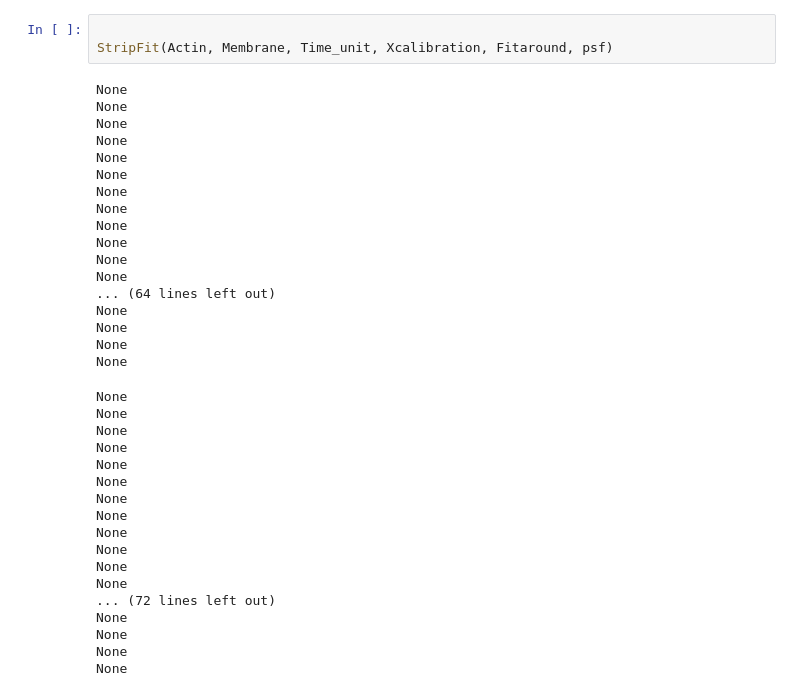
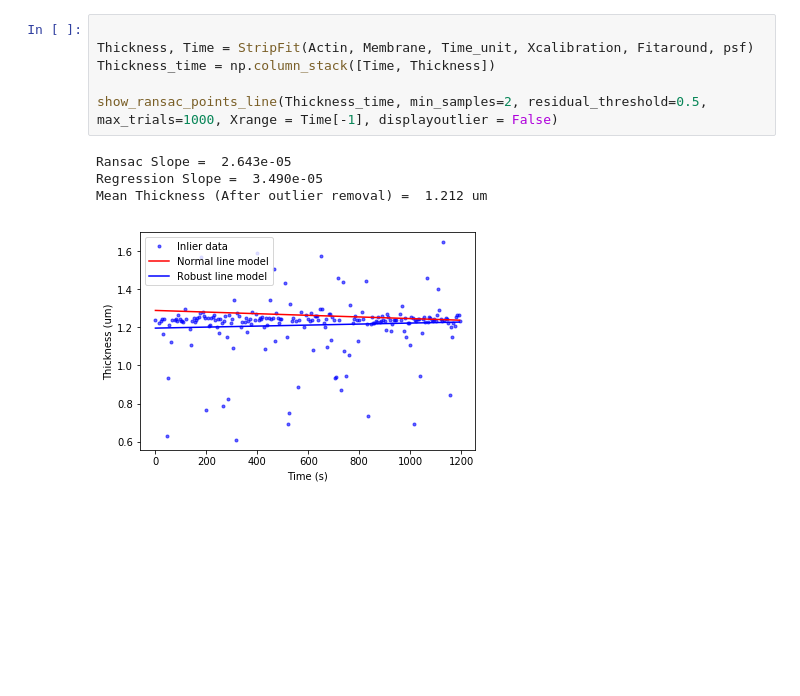
Before and after one commit to oozguc/PyImage, a Jupyter notebook: ObjectClassInstance/CortexThicknessMeasurment.ipynb, the cells around one changed output. Cells and saved outputs as stored; diff of their text form; blank space fills up the shorter version.

```diff
--- a/ObjectClassInstance/CortexThicknessMeasurment.ipynb
+++ b/ObjectClassInstance/CortexThicknessMeasurment.ipynb
@@ -34,38 +34,11 @@ singleplot(Actin, 'Original ImageA')
-# %%
-
-StripFit(Actin, Membrane, Time_unit, Xcalibration, Fitaround, psf)
-# %% [output]
-None
-None
-None
-None
-None
-None
-None
-None
-None
-None
-None
-None
-... (64 lines left out)
-None
-None
-None
-None
-None
-None
-None
-None
-None
-None
-None
-None
-None
-None
-None
-None
-... (72 lines left out)
-None
-None
-None
-None
+# %%
+
+Thickness, Time = StripFit(Actin, Membrane, Time_unit, Xcalibration, Fitaround, psf)
+Thickness_time = np.column_stack([Time, Thickness])
+
+show_ransac_points_line(Thickness_time, min_samples=2, residual_threshold=0.5, max_trials=1000, Xrange = Time[-1], displayoutlier = False)
+# %% [output]
+Ransac Slope =  2.643e-05
+Regression Slope =  3.490e-05
+Mean Thickness (After outlier removal) =  1.212 um
+[figure, added]
```
Also changed, not shown: parts of 3 cells of this notebook, 1 other file.
